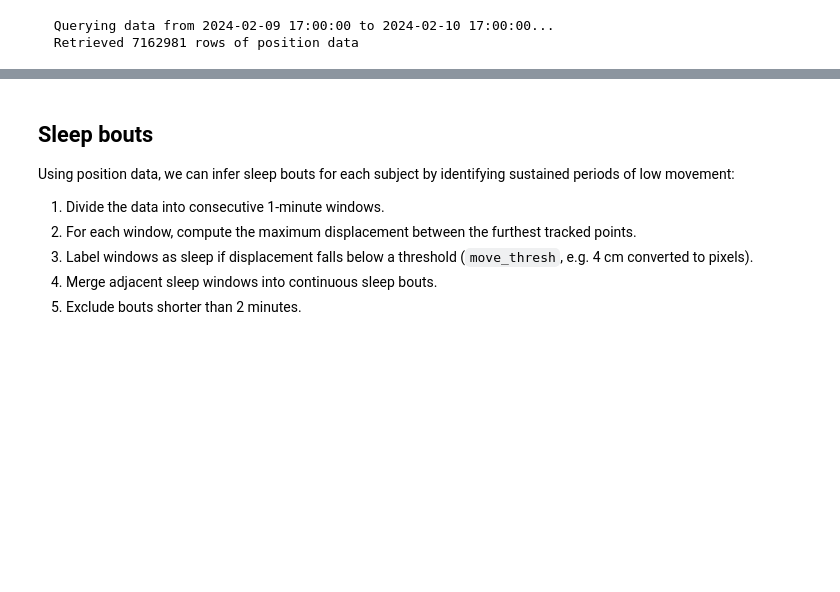
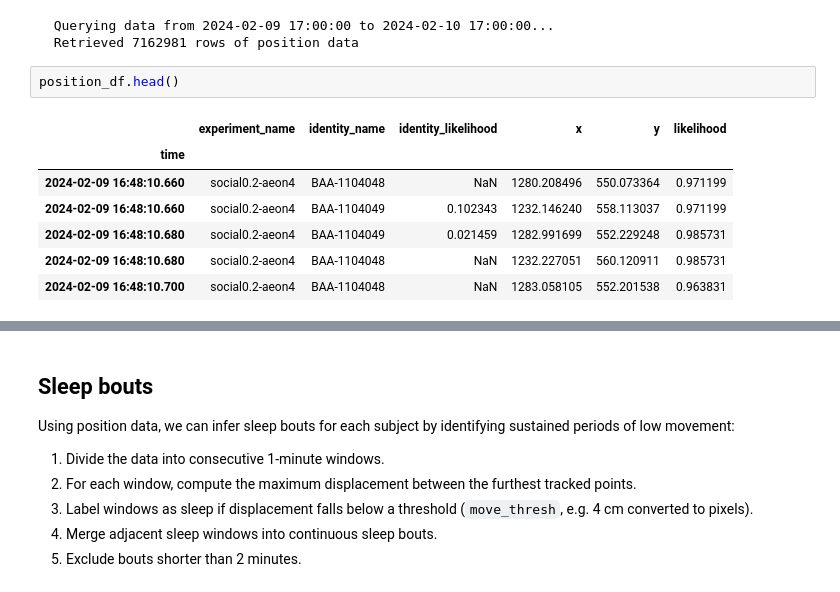
Before and after one commit to SainsburyWellcomeCentre/aeon_mecha, a Jupyter notebook: docs/examples/dj_compute_bouts.ipynb, the cells around one changed output, grey strips where cells are left out. Saved outputs shown, nothing was run; the diff lists cells and outputs as text; blank space fills up the shorter version.

```diff
--- a/docs/examples/dj_compute_bouts.ipynb
+++ b/docs/examples/dj_compute_bouts.ipynb
@@ -178,3 +180,13 @@ for col in float_cols:
 # %% [output]
   Querying data from 2024-02-09 17:00:00 to 2024-02-10 17:00:00...
   Retrieved 7162981 rows of position data
+# %%
+position_df.head()
+# %% [output]
+|  | experiment_name | identity_name | identity_likelihood | x | y | likelihood |
+| time |  |  |  |  |  |  |
+| 2024-02-09 16:48:10.660 | social0.2-aeon4 | BAA-1104048 | NaN | 1280.208496 | 550.073364 | 0.971199 |
+| 2024-02-09 16:48:10.660 | social0.2-aeon4 | BAA-1104049 | 0.102343 | 1232.146240 | 558.113037 | 0.971199 |
+| 2024-02-09 16:48:10.680 | social0.2-aeon4 | BAA-1104049 | 0.021459 | 1282.991699 | 552.229248 | 0.985731 |
+| 2024-02-09 16:48:10.680 | social0.2-aeon4 | BAA-1104048 | NaN | 1232.227051 | 560.120911 | 0.985731 |
+| 2024-02-09 16:48:10.700 | social0.2-aeon4 | BAA-1104048 | NaN | 1283.058105 | 552.201538 | 0.963831 |
```
Also changed, not shown: parts of 4 cells of this notebook.
